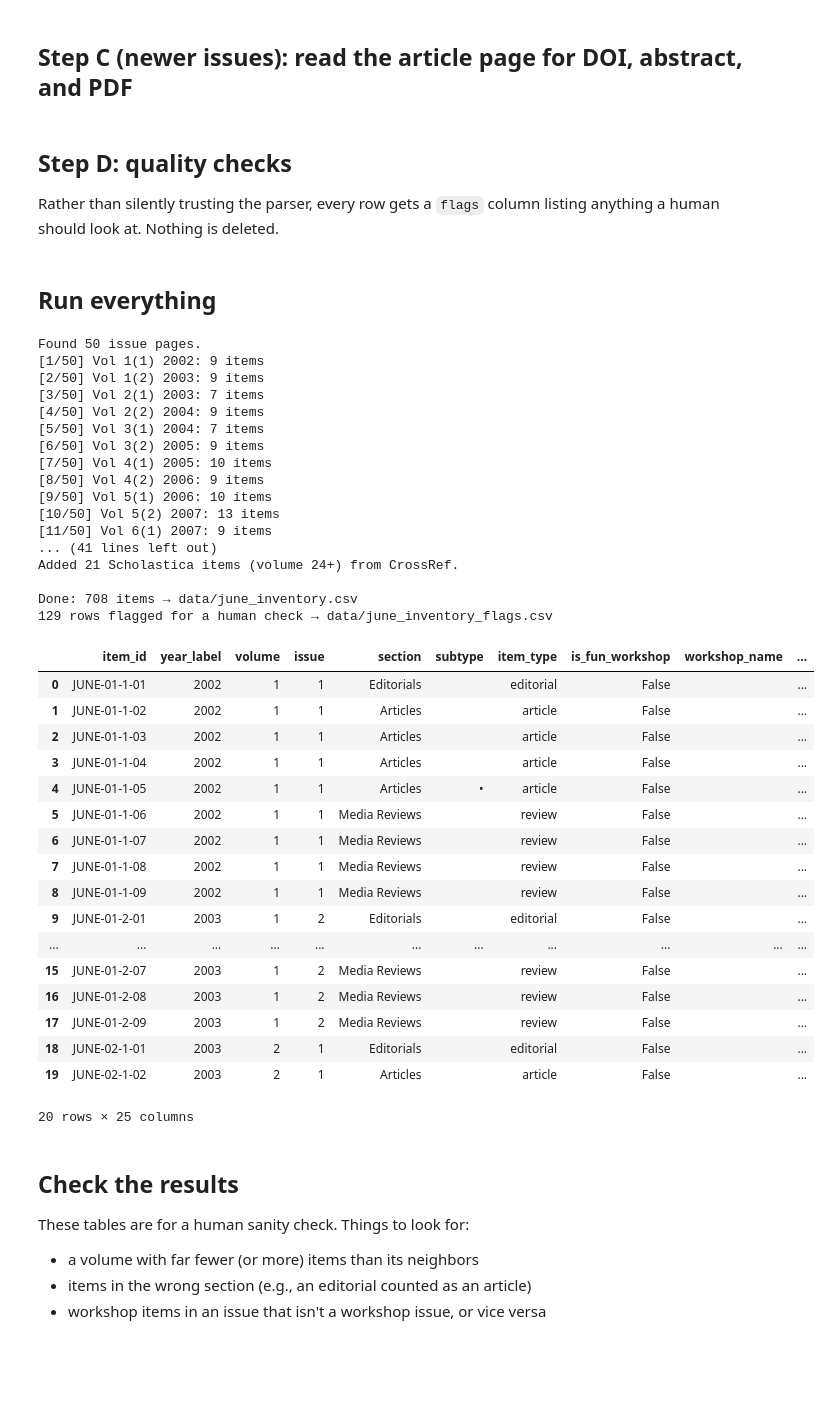
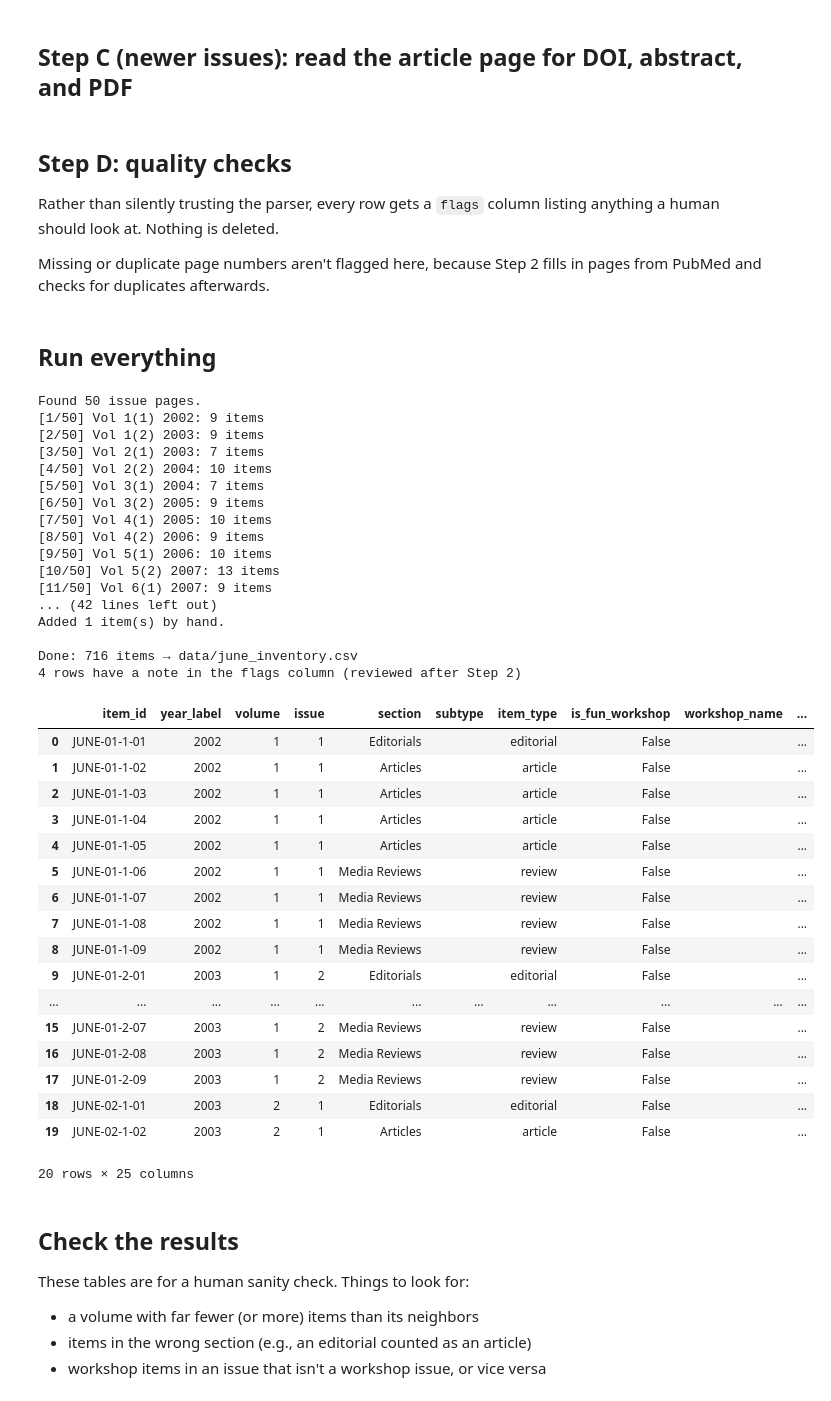
Before and after one commit to ajuavinett/JUNE_Utilities, a Jupyter notebook: 01_build_inventory.ipynb, the cells around one changed output. Saved outputs shown, nothing was run; the diff lists cells and outputs as text; code cells hidden in the pictures; blank space fills up the shorter version.

```diff
--- a/01_build_inventory.ipynb
+++ b/01_build_inventory.ipynb
@@ -28,6 +31,17 @@ EXTRA_ISSUE_URLS = []
 # Issue pages to skip (e.g., empty placeholder pages).
 SKIP_ISSUE_URLS = [
     "https://www.funjournal.org/2025-volume-25-issue-1/",  # empty template page
+]
+
+# Published items that the website lists without any link, so the parser
+# can't find them. They're added at the end of their issue, which keeps
+# everyone else's item_id the same.
+EXTRA_ITEMS = [
+    {"volume": 5, "issue": 2, "year_label": 2007, "section": "Editorials",
+     "title": "The Society for Neuroscience and the Undergraduate", "authors": "AE Stuart",
+     "page_prefix": "E", "page_start": 12, "page_end": 13,
+     "article_page_url": "https://pubmed.ncbi.nlm.nih.gov/23495312/",
+     "issue_url": "https://www.funjournal.org/2007-volume-5-issue-2/"},
 ]
 
 # Newer issues (~2020s) link to an article page rather than straight to the PDF.
@@ -59,7 +73,6 @@ TRIES_PER_PAGE = 3               # the site sometimes drops connections; try aga
 CACHE_DIR = "cache"
 DATA_DIR = "data"
 OUTPUT_CSV = "data/june_inventory.csv"
-FLAGS_CSV = "data/june_inventory_flags.csv"
 SUMMARY_CSV = "data/june_issue_summary.csv"
 # %% [markdown]
 ## Setup (no need to edit below this line)
@@ -383,7 +412,7 @@ def parse_issue_lines(lines, issue_meta):
 # %% [markdown]
 ## Step C (newer issues): read the article page for DOI, abstract, and PDF
 # %%
-DOI_RE = re.compile(r"10\.\d{4,9}/[^\s\"<>)*]+")
+DOI_RE = re.compile(r"10\.\d{4,9}/[^\s\"<>()\[\]*]+")   # stop at brackets from links
 
 
 def parse_article_lines(lines):
@@ -430,6 +459,9 @@ def read_scholastica_page(html):
 
 Rather than silently trusting the parser, every row gets a `flags` column
 listing anything a human should look at. Nothing is deleted.
+
+Missing or duplicate page numbers aren't flagged here, because Step 2 fills
+in pages from PubMed and checks for duplicates afterwards.
 # %%
 def add_flags(df):
     flags = [[] for _ in range(len(df))]
@@ -441,8 +473,6 @@ def add_flags(df):
             if not r.section:
                 flags[i].append("no section on Scholastica page")
             continue   # Scholastica items have no page numbers or PDF links
-        if r.page_start is None or pd.isna(r.page_start):
-            flags[i].append("no page number")
         sec = str(r.section).lower()
         for key, pre in expected_prefix.items():
             if sec.startswith(key) and r.page_prefix and r.page_prefix != pre:
@@ -452,9 +482,6 @@ def add_flags(df):
         if r.section == "":
             flags[i].append("no section heading")
     df["flags"] = ["; ".join(f) for f in flags]
-
-    dup = df.duplicated(subset=["volume", "page_prefix", "page_start"], keep=False) & df["page_start"].notna()
-    df.loc[dup, "flags"] = df.loc[dup, "flags"].apply(lambda s: (s + "; " if s else "") + "duplicate volume+page")
     return df
 
 
@@ -467,10 +494,15 @@ def scholastica_items_from_crossref():
         headers["User-Agent"] += f" (mailto:{CONTACT_EMAIL})"
     works, offset = [], 0
     while True:
-        resp = requests.get(
-            "https://api.crossref.org/works",
-            params={"filter": f"member:{CROSSREF_MEMBER_ID}", "rows": 100, "offset": offset},
-            headers=headers, timeout=60)
+        for attempt in range(1, TRIES_PER_PAGE + 1):
+            resp = requests.get(
+                "https://api.crossref.org/works",
+                params={"filter": f"member:{CROSSREF_MEMBER_ID}", "rows": 100, "offset": offset},
+                headers=headers, timeout=60)
+            if resp.status_code != 429 or attempt == TRIES_PER_PAGE:
+                break
+            print(f"  CrossRef is busy; waiting {10 * attempt} seconds…")
+            time.sleep(10 * attempt)      # "429 Too Many Requests": wait, then try again
         resp.raise_for_status()
         page = resp.json()["message"]["items"]
         works.extend(page)
@@ -572,7 +604,7 @@ def build_inventory():
     df["source"] = "funjournal.org"
 
     if FETCH_ARTICLE_PAGES:
-        todo = df.index[df["article_page_url"] != ""]
+        todo = df.index[df["article_page_url"].str.contains("funjournal.org")]
         print(f"Reading {len(todo)} article pages for DOIs/abstracts…")
         for idx in todo:
             try:
@@ -602,6 +634,14 @@ def build_inventory():
         except Exception as e:
             print(f"  ✗ could not read CrossRef: {e}")
 
+    # Items added by hand (see EXTRA_ITEMS at the top)
+    blank = {c: "" for c in df.columns}
+    extra = [{**blank, "n_supplements": 0, "first_author": first_author_surname(e["authors"]),
+              "source": "added by hand", **e} for e in EXTRA_ITEMS]
+    df = pd.DataFrame(df.to_dict("records") + extra)
+    if extra:
+        print(f"Added {len(extra)} item(s) by hand.")
+
     df["page_start"] = df["page_start"].astype("Int64")
     df["page_end"] = df["page_end"].astype("Int64")
     # Item type: from the page prefix when there is one, otherwise from the section
@@ -630,42 +670,41 @@ def build_inventory():
     df = df[cols]
     os.makedirs(DATA_DIR, exist_ok=True)
     df.to_csv(OUTPUT_CSV, index=False, encoding="utf-8-sig")  # utf-8-sig opens cleanly in Excel
-    df[df["flags"] != ""].to_csv(FLAGS_CSV, index=False, encoding="utf-8-sig")
     (df.replace({"section": {"": "(not listed)"}})
        .groupby(["year_label", "volume", "issue", "section"]).size()
        .unstack(fill_value=0).to_csv(SUMMARY_CSV, encoding="utf-8-sig"))
 
     print(f"\nDone: {len(df)} items → {OUTPUT_CSV}")
-    print(f"{(df['flags'] != '').sum()} rows flagged for a human check → {FLAGS_CSV}")
+    print(f"{(df['flags'] != '').sum()} rows have a note in the flags column (reviewed after Step 2)")
     return df
 
 
 inventory = build_inventory()
 inventory.head(20)
 # %% [output]
 Found 50 issue pages.
 [1/50] Vol 1(1) 2002: 9 items
 [2/50] Vol 1(2) 2003: 9 items
 [3/50] Vol 2(1) 2003: 7 items
-[4/50] Vol 2(2) 2004: 9 items
+[4/50] Vol 2(2) 2004: 10 items
 [5/50] Vol 3(1) 2004: 7 items
 [6/50] Vol 3(2) 2005: 9 items
 [7/50] Vol 4(1) 2005: 10 items
 [8/50] Vol 4(2) 2006: 9 items
 [9/50] Vol 5(1) 2006: 10 items
 [10/50] Vol 5(2) 2007: 13 items
 [11/50] Vol 6(1) 2007: 9 items
-... (41 lines left out)
-Added 21 Scholastica items (volume 24+) from CrossRef.
+... (42 lines left out)
+Added 1 item(s) by hand.
 
-Done: 708 items → data/june_inventory.csv
-129 rows flagged for a human check → data/june_inventory_flags.csv
+Done: 716 items → data/june_inventory.csv
+4 rows have a note in the flags column (reviewed after Step 2)
 |  | item_id | year_label | volume | issue | section | subtype | item_type | is_fun_workshop | workshop_name | ... |
 | 0 | JUNE-01-1-01 | 2002 | 1 | 1 | Editorials |  | editorial | False |  | ... |
 | 1 | JUNE-01-1-02 | 2002 | 1 | 1 | Articles |  | article | False |  | ... |
 | 2 | JUNE-01-1-03 | 2002 | 1 | 1 | Articles |  | article | False |  | ... |
 | 3 | JUNE-01-1-04 | 2002 | 1 | 1 | Articles |  | article | False |  | ... |
-| 4 | JUNE-01-1-05 | 2002 | 1 | 1 | Articles | • | article | False |  | ... |
+| 4 | JUNE-01-1-05 | 2002 | 1 | 1 | Articles |  | article | False |  | ... |
 | 5 | JUNE-01-1-06 | 2002 | 1 | 1 | Media Reviews |  | review | False |  | ... |
 | 6 | JUNE-01-1-07 | 2002 | 1 | 1 | Media Reviews |  | review | False |  | ... |
 | 7 | JUNE-01-1-08 | 2002 | 1 | 1 | Media Reviews |  | review | False |  | ... |
```
Also changed, not shown: parts of 5 cells of this notebook, 10 other files.
